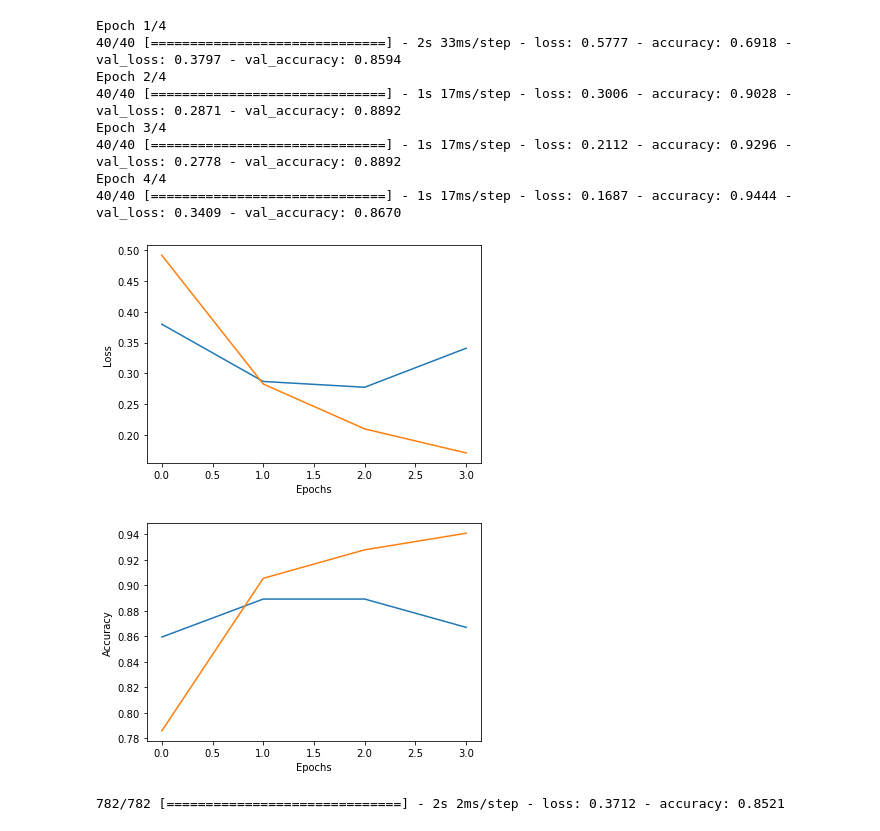
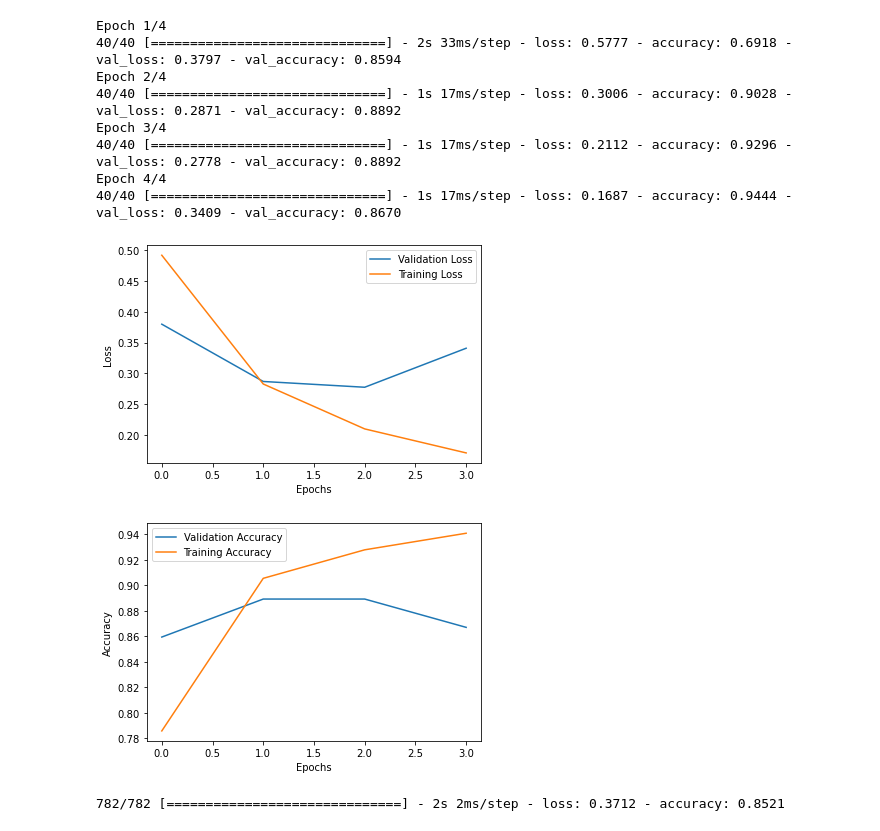
Before and after one commit to bighneshpati/Sentiment-Analysis-using-Deep-Neural-Network, a Jupyter notebook: sentiment.ipynb, the cells around one changed output. Saved outputs shown, nothing was run; the diff lists cells and outputs as text; code cells hidden in the pictures.

Commit message:
legend applied

```diff
--- a/sentiment.ipynb
+++ b/sentiment.ipynb
@@ -110,17 +110,19 @@ plt.plot(h['val_loss'],label='Validation Loss')
 plt.plot(h['loss'],label='Training Loss')
 plt.xlabel('Epochs')
 plt.ylabel('Loss')
+plt.legend()
 plt.show()
 # %% [output]
-[figure, old version]
+[figure, new version]
 # %%
 plt.plot(h['val_accuracy'],label='Validation Accuracy')
 plt.plot(h['accuracy'],label='Training Accuracy')
 plt.xlabel('Epochs')
 plt.ylabel('Accuracy')
+plt.legend()
 plt.show()
 # %% [output]
-[figure, old version]
+[figure, new version]
 # %%
 model.evaluate(X_test,Y_test)
 # %% [output]
```
